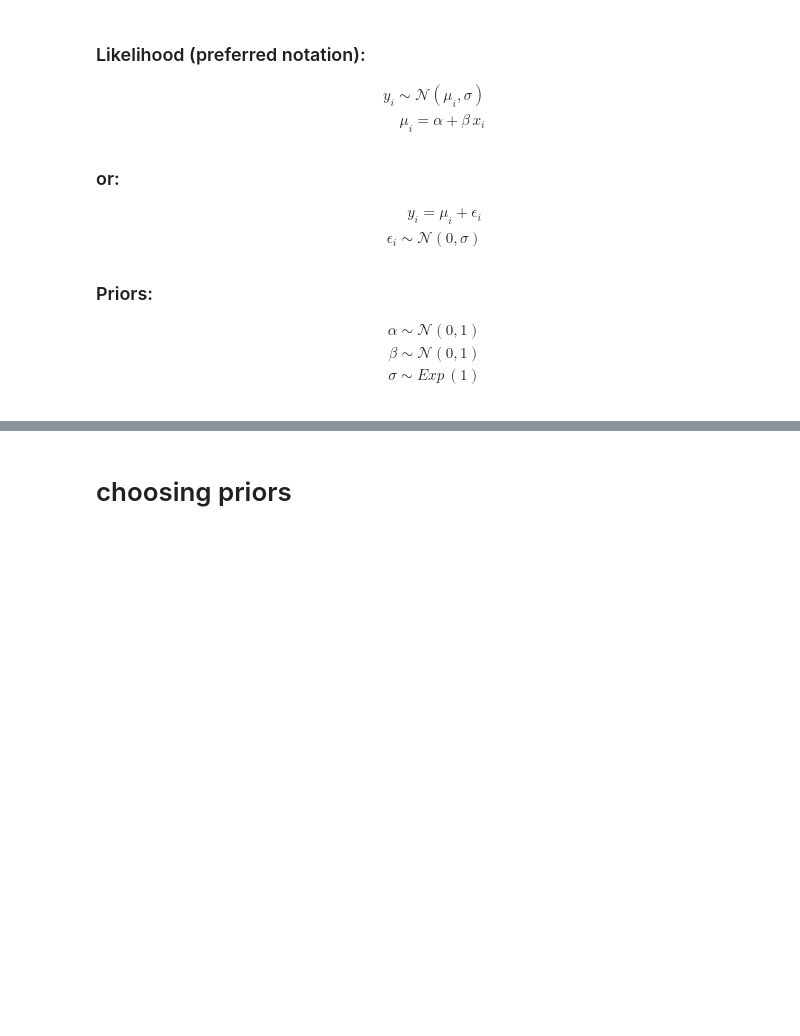
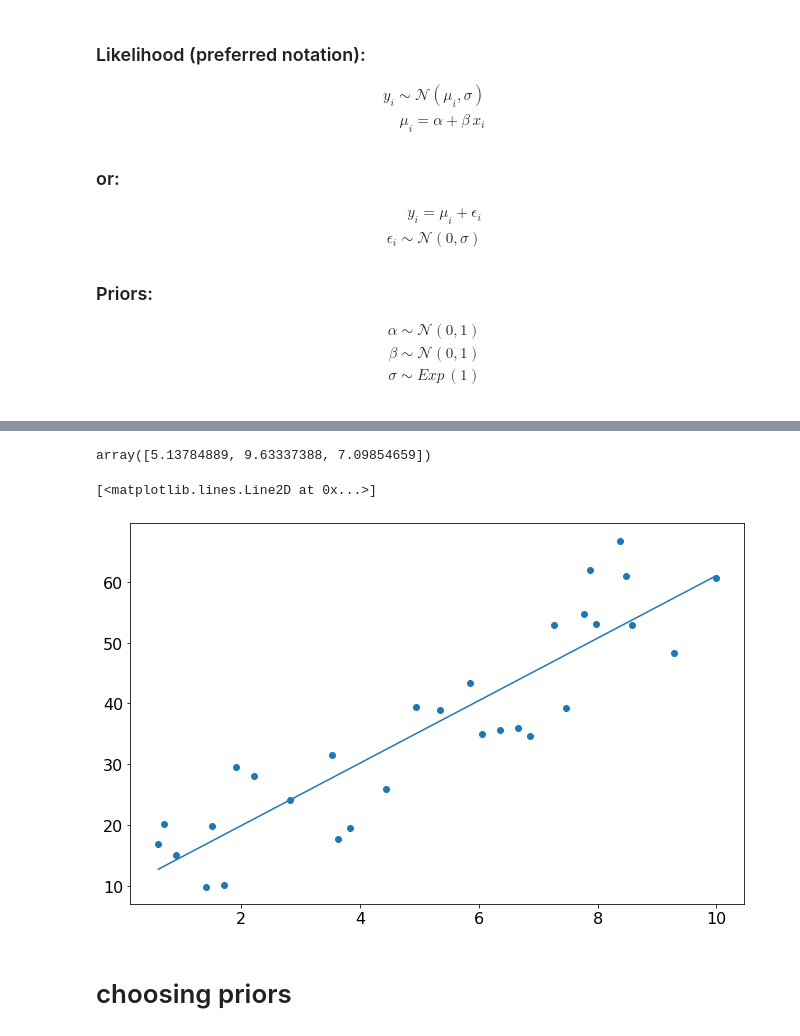
Before and after one commit to al-jshen/linreg-bayes, a Jupyter notebook: linreg.ipynb, the cells around one changed output, grey strips where cells are left out. Cells and saved outputs as stored; diff of their text form; code cells hidden in the pictures; blank space fills up the shorter version.

```diff
--- a/linreg.ipynb
+++ b/linreg.ipynb
@@ -72,3 +93,24 @@ Text(0, 0.5, 'y')
+# %%
+def ln_likelihood(theta: (float, float, float), x: np.ndarray, y: np.ndarray) -> float:
+    assert x.size == y.size
+    n = x.size
+    m, b, sigma = theta
+    mu = m * x + b
+    return -n / 2 * np.log(2 * np.pi * sigma**2) - np.sum((y - mu)**2) / (2 * sigma**2)
+# %%
+nll = lambda *args: -ln_likelihood(*args)
+guess = (1, 1, 1)
+theta = minimize(nll, guess, args=(x, y))
+mle_params = theta.x
+mle_params
+# %% [output]
+array([5.13784889, 9.63337388, 7.09854659])
+# %%
+plt.scatter(x, y)
+plt.plot(x, x * mle_params[0] + mle_params[1])
+# %% [output]
+[<matplotlib.lines.Line2D at 0x...>]
+[figure, added]
 # %% [markdown]
 # choosing priors
 # %%
```
Also changed, not shown: parts of 21 cells of this notebook, 3 other files.
